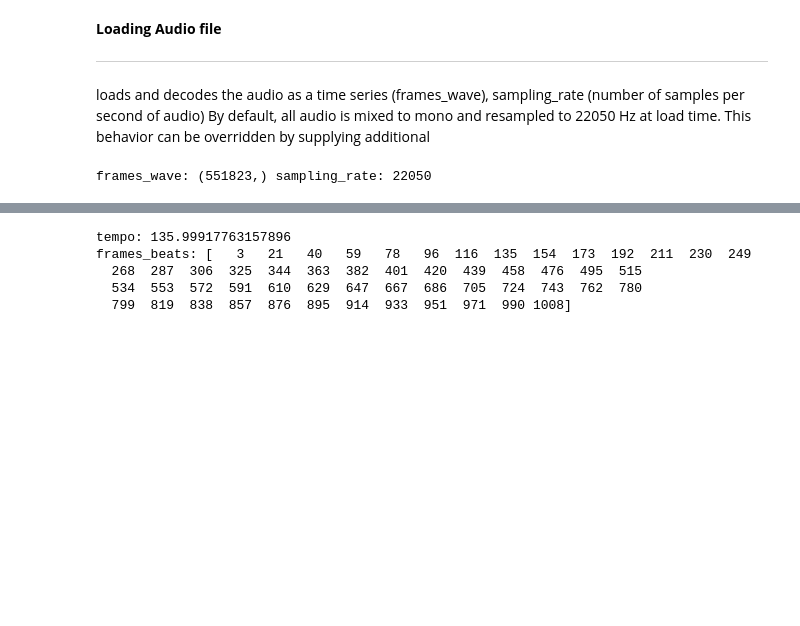
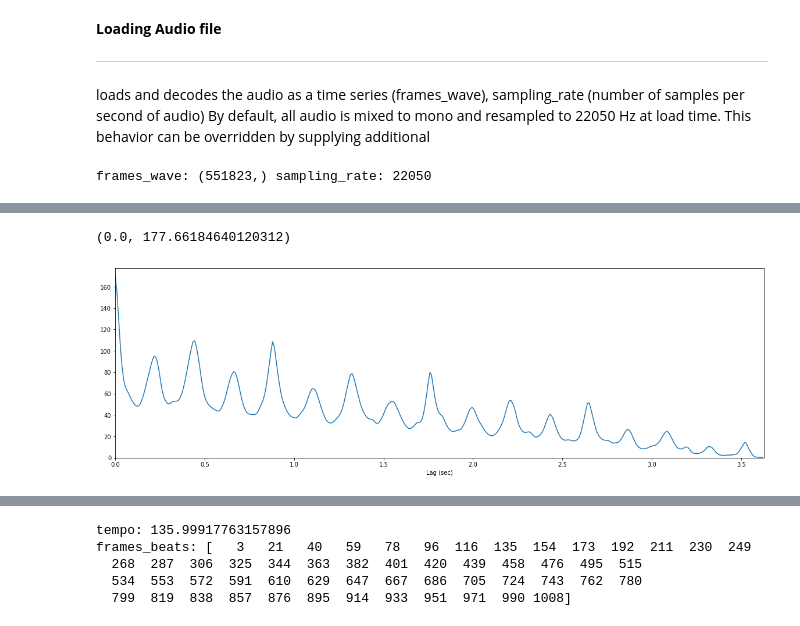
Before and after one commit to pankajr141/experiments, a Jupyter notebook: Reasoning/audio/beat_tracking_and_tempo_from_music.ipynb, the cells around one changed output, grey strips where cells are left out. Cells and saved outputs as stored; diff of their text form; code cells hidden in the pictures; blank space fills up the shorter version.

```diff
--- a/Reasoning/audio/beat_tracking_and_tempo_from_music.ipynb
+++ b/Reasoning/audio/beat_tracking_and_tempo_from_music.ipynb
@@ -45,0 +374,12 @@ frames_wave: (551823,) sampling_rate: 22050
+# %%
+log_novelity_function = np.log1p(onset_env[n0:n1])
+autocorr_novelity_function = librosa.autocorrelate(log_novelity_function)
+# %%
+plt.figure(figsize=(20, 6))
+plt.plot(frames_time[:n1-n0], autocorr_novelity_function)
+plt.xlim(frames_time[0], frames_time[n1-n0])
+plt.xlabel('Lag (sec)')
+plt.ylim(0)
+# %% [output]
+(0.0, 177.66184640120312)
+[figure, added]
```
Also changed, not shown: parts of 42 cells of this notebook.
